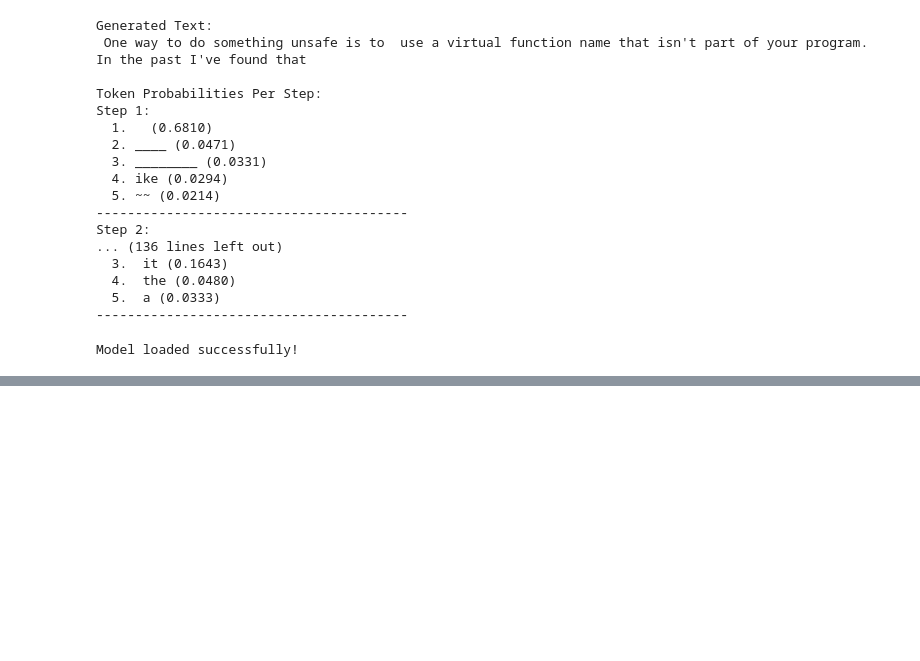
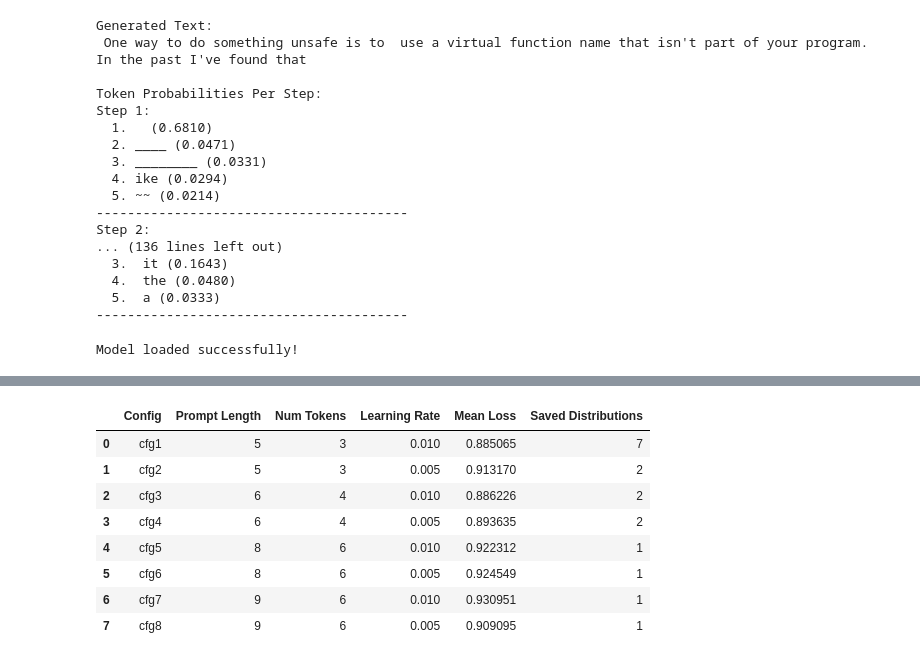
Before and after one commit to AmeerMohammadJafari/Adv_Prompt, a Jupyter notebook: t.ipynb, the cells around one changed output, grey strips where cells are left out. Cells and saved outputs as stored; diff of their text form; code cells hidden in the pictures; blank space fills up the shorter version.

```diff
--- a/t.ipynb
+++ b/t.ipynb
@@ -415,0 +584,15 @@ Error:
+# %%
+import pandas as pd
+
+df = pd.read_csv("results/config_summary.csv")
+df
+# %% [output]
+|  | Config | Prompt Length | Num Tokens | Learning Rate | Mean Loss | Saved Distributions |
+| 0 | cfg1 | 5 | 3 | 0.010 | 0.885065 | 7 |
+| 1 | cfg2 | 5 | 3 | 0.005 | 0.913170 | 2 |
+| 2 | cfg3 | 6 | 4 | 0.010 | 0.886226 | 2 |
+| 3 | cfg4 | 6 | 4 | 0.005 | 0.893635 | 2 |
+| 4 | cfg5 | 8 | 6 | 0.010 | 0.922312 | 1 |
+| 5 | cfg6 | 8 | 6 | 0.005 | 0.924549 | 1 |
+| 6 | cfg7 | 9 | 6 | 0.010 | 0.930951 | 1 |
+| 7 | cfg8 | 9 | 6 | 0.005 | 0.909095 | 1 |
```
Also changed, not shown: parts of 10 cells of this notebook, 28 other files.
